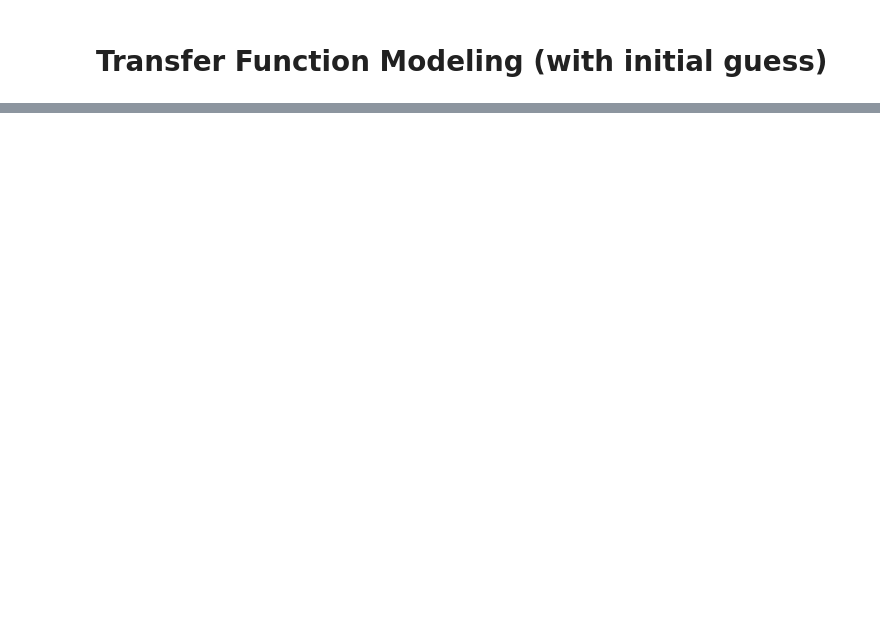
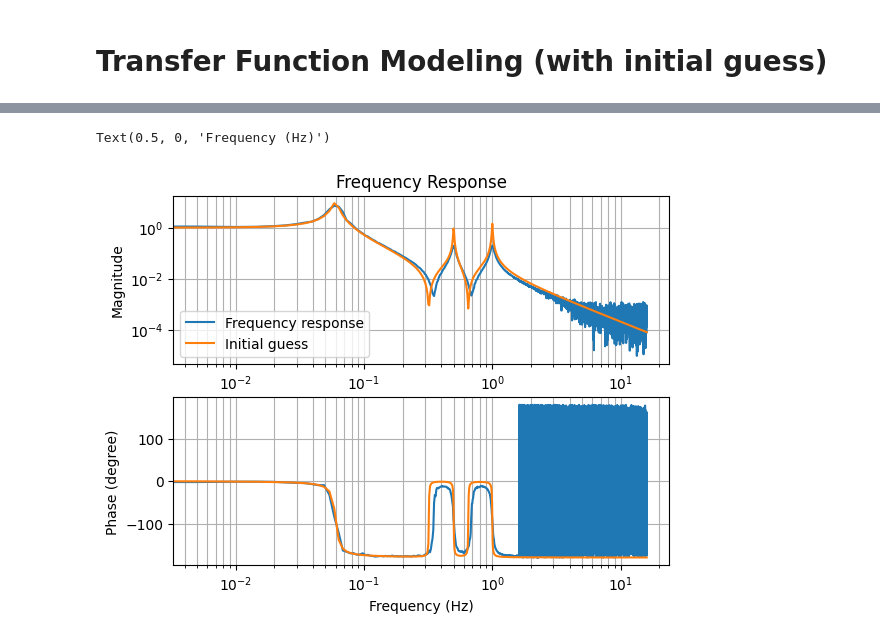
Before and after one commit to terrencetec/kontrol, a Jupyter notebook: docs/source/tutorials/system_modeling/transfer_function_modeling_with_guess.ipynb, the cells around one changed output, grey strips where cells are left out. Drawn from its saved outputs; the diff is of its cells as text; code cells hidden in the pictures; blank space fills up the shorter version.

Commit message:
transfer function tutorial with guess

```diff
--- a/docs/source/tutorials/system_modeling/transfer_function_modeling_with_guess.ipynb
+++ b/docs/source/tutorials/system_modeling/transfer_function_modeling_with_guess.ipynb
@@ -82,4 +82,56 @@ Text(0.5, 0, 'Frequency (Hz)')
 # And we wanna get rid of the 0 frequency data point.
 frequency_response_fit = frequency_response[(f>0)*(f<2)]
 f_fit = f[(f>0)*(f<2)]
+# %%
+# Seed the random seed
+np.random.seed(2)  # For education purposes, try other values yourself.
+
+# To use a curvefit instance, we need to define several attributes,
+# xdata, ydata, model, cost, and optimizer (and optionally optimizer_kwargs, ...).
+# The kontrol.curvefit.TransferFunctionFit class has predefined cost and optimizer.
+# In addition, we have to specify an intial guess x0.
+curvefit = kontrol.curvefit.TransferFunctionFit()
+curvefit.xdata = f_fit
+curvefit.ydata = frequency_response_fit
+
+# To use a ComplexZPK instance, we need to specify the number of complex zeros pairs and
+# number of complex pole pairs.
+# From the frequency response data, we see 2 notches and 3 peaks, which correspond to
+# 2 complex zero pairs and 3 complex pole pairs.
+# The roll-off at high frequency is 2 orders of magnitude per decade, which means
+# there're 2 more poles than zeros. The analysis above agrees with this observation.
+# Here, log_args=True means that we're scaling the parameters logrithmically,
+# which is useful because we know the poles and zeros span across different magnitude in frequency.
+curvefit.model = kontrol.curvefit.model.ComplexZPK(nzero_pairs=2, npole_pairs=3, log_args=True)
+
+# Inital guess, peaks are at 0.06 (Q~10), 0.5 (Q~100), and 1 (Q~100) Hz.
+# Notches at 0.32 Hz (Q~100), 0.65 Hz (Q~100)
+# Gain at 1.
+
+# The model parameters is arranged in a list as [f1, q1, f2, q2, ... k],
+# where f1, and q1 is the frequency and Q factor of the zeros/poles, and k is the static gain.
+x0 = [0.32, 100, 0.65, 100, 0.06, 10, 0.5, 100, 1, 100, 1]
+x0 = np.log10(x0)  # Remember we're fitting the logarithm of the parameters.
+
+# Compare inital guess with the measurement.
+# plt.figure(figsize=(8, 6))
+plt.subplot(211)
+plt.title("Frequency Response")
+plt.loglog(f, abs(frequency_response), label="Frequency response")
+plt.loglog(f, abs(curvefit.model(f, args=x0)), label="Initial guess")
+plt.legend(loc=0)
+plt.grid(which="both")
+plt.ylabel("Magnitude")
+# plt.xlabel("Frequency (Hz)")
+
+plt.subplot(212)
+plt.semilogx(f, 180/np.pi*np.angle(frequency_response))
+plt.semilogx(f, 180/np.pi*np.angle(curvefit.model(f, args=x0)))
+# plt.legend(loc=0)
+plt.grid(which="both")
+plt.ylabel("Phase (degree)")
+plt.xlabel("Frequency (Hz)")
+# %% [output]
+Text(0.5, 0, 'Frequency (Hz)')
+[figure, added]
 # %%
```
Also changed, not shown: parts of 5 cells of this notebook, 3 other files.
